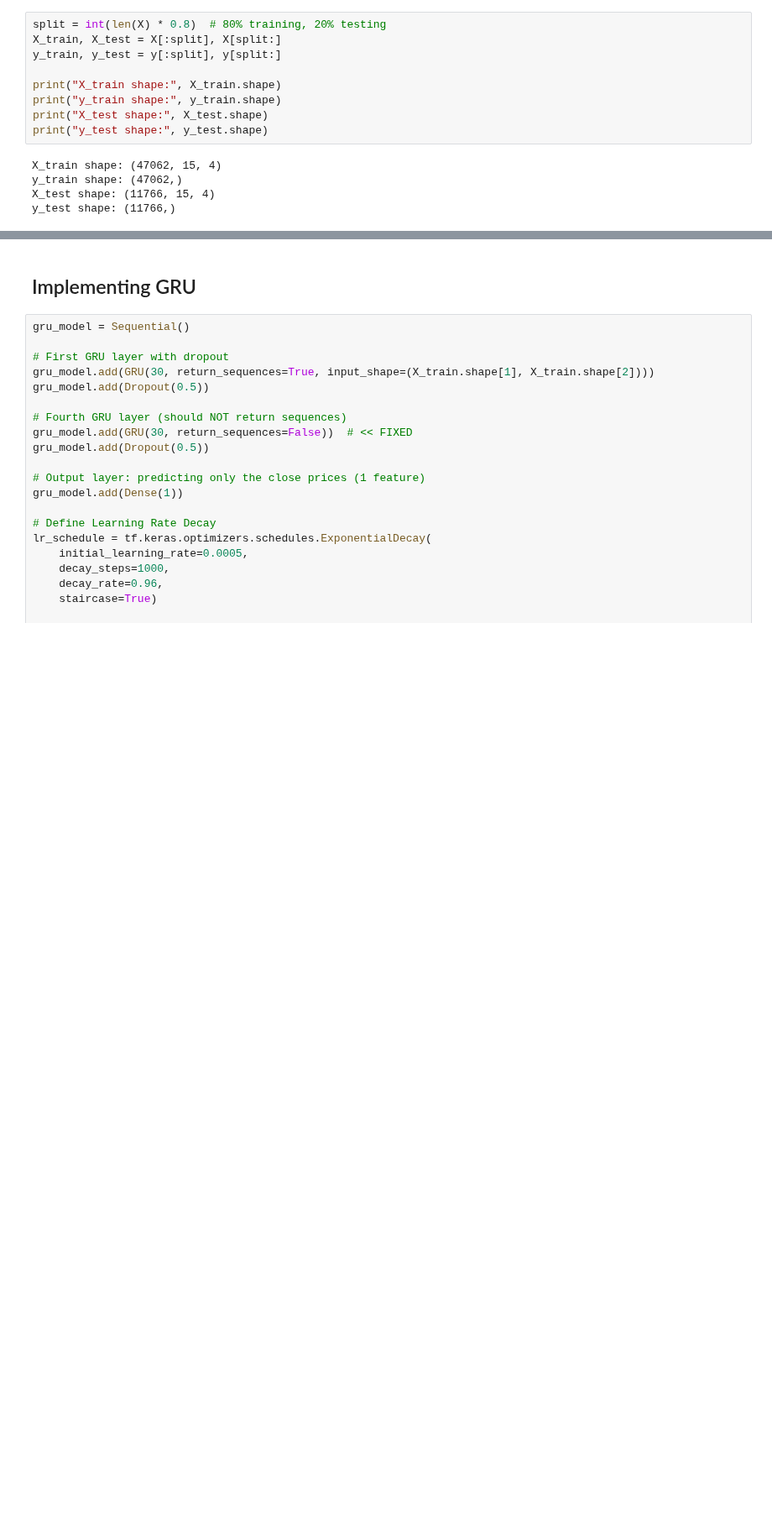
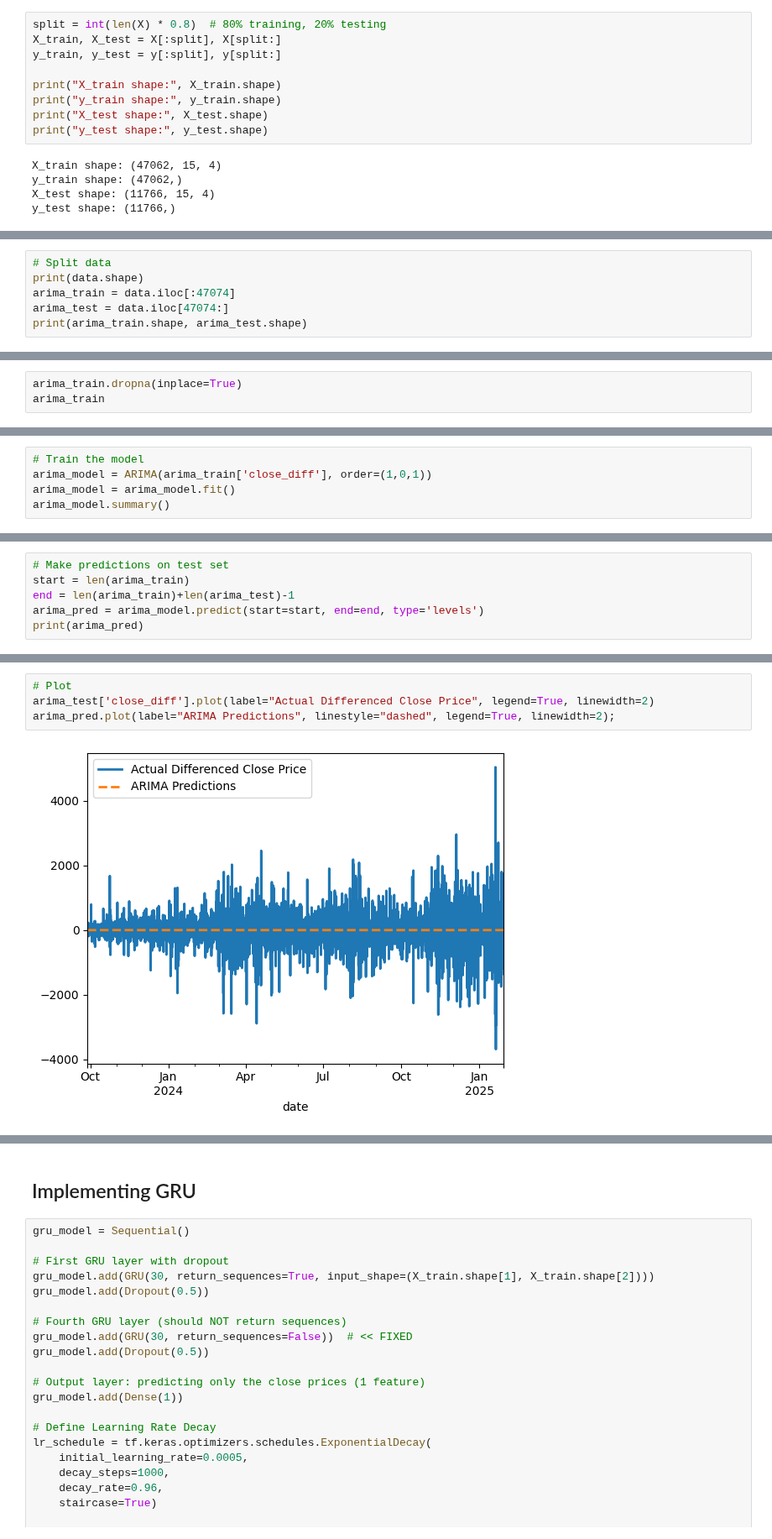
Before and after one commit to alexzheng123/EC331-project, a Jupyter notebook: code/bitcoin_forecasting.ipynb, the cells around one changed output, grey strips where cells are left out. Shown at 84% size. Drawn from its saved outputs; the diff is of its cells as text; blank space fills up the shorter version.

```diff
--- a/code/bitcoin_forecasting.ipynb
+++ b/code/bitcoin_forecasting.ipynb
@@ -71,0 +154,6 @@ y_test shape: (11766,)
+# %%
+# Split data
+print(data.shape)
+arima_train = data.iloc[:47074]
+arima_test = data.iloc[47074:]
+print(arima_train.shape, arima_test.shape)
@@ -71,0 +163,3 @@ y_test shape: (11766,)
+# %%
+arima_train.dropna(inplace=True)
+arima_train
@@ -71,0 +181,5 @@ y_test shape: (11766,)
+# %%
+# Train the model
+arima_model = ARIMA(arima_train['close_diff'], order=(1,0,1))
+arima_model = arima_model.fit()
+arima_model.summary()
@@ -71,0 +206,6 @@ y_test shape: (11766,)
+# %%
+# Make predictions on test set
+start = len(arima_train)
+end = len(arima_train)+len(arima_test)-1
+arima_pred = arima_model.predict(start=start, end=end, type='levels')
+print(arima_pred)
@@ -71,0 +225,6 @@ y_test shape: (11766,)
+# %%
+# Plot
+arima_test['close_diff'].plot(label="Actual Differenced Close Price", legend=True, linewidth=2)
+arima_pred.plot(label="ARIMA Predictions", linestyle="dashed", legend=True, linewidth=2);
+# %% [output]
+[figure, added]
```
Also changed, not shown: parts of 20 cells of this notebook.
